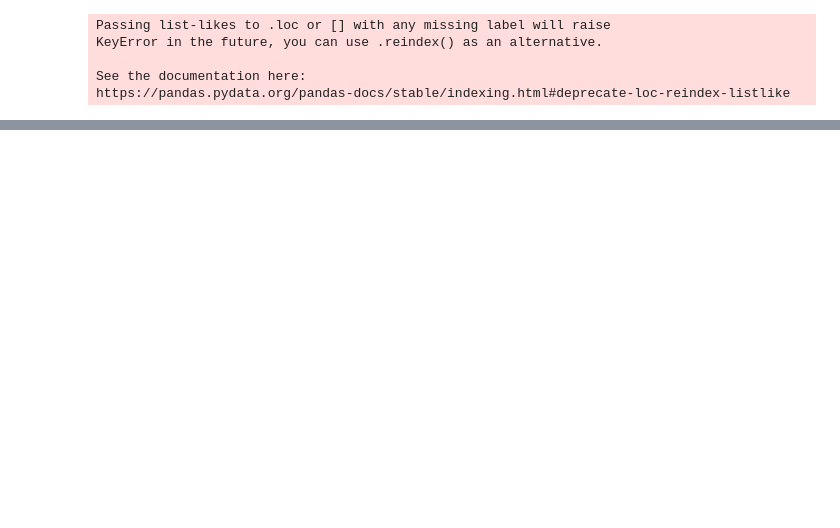
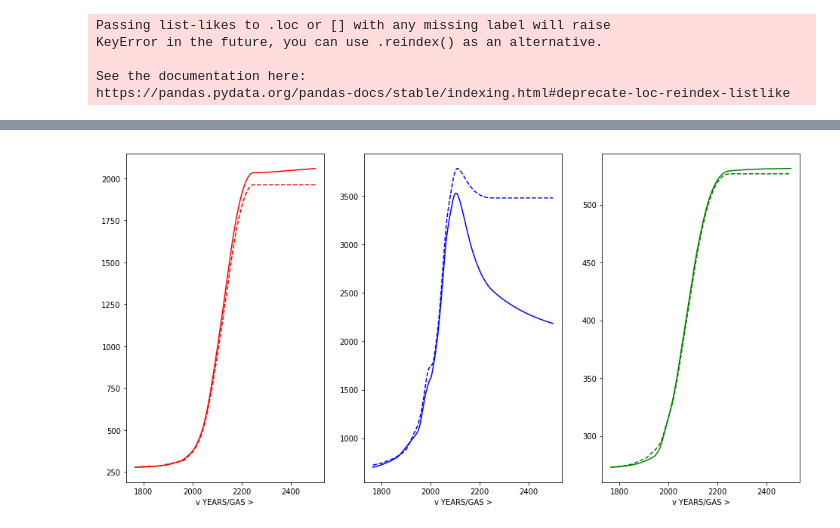
Before and after one commit to stujen/fiveEqSCM, a Jupyter notebook: 5eqSCM/Nick_UnFaIR/UnFaIR fitting gas cycle.ipynb, the cells around one changed output, grey strips where cells are left out. Saved outputs shown, nothing was run; the diff lists cells and outputs as text; code cells hidden in the pictures; blank space fills up the shorter version.

```diff
--- a/5eqSCM/Nick_UnFaIR/UnFaIR fitting gas cycle.ipynb
+++ b/5eqSCM/Nick_UnFaIR/UnFaIR fitting gas cycle.ipynb
@@ -142 +234,13 @@ RCP85_results = UnFaIR(emissions_in=future_emissions,F_ext=RCP85_forc.TOTAL_INCL
+# %%
+## Compare concs to RCP data:
+RCP85_C = pd.read_csv('./RCP_data/RCP85_MIDYEAR_CONCENTRATIONS.csv',skiprows=37,index_col=0)
+
+colors={'CO2':'r','CH4':'b','N2O':'g'}
+
+fig,ax=plt.subplots(1,3,figsize=(16,8))
+for i,s in enumerate(['CO2','CH4','N2O']):
+    RCP85_results['C'][s].plot(ax=ax[i],color=colors[s])
+    RCP85_C[s].plot(ax=ax[i],color=colors[s],linestyle='--')
+# %% [output]
+[figure, added]
 # %%
```
Also changed, not shown: parts of 11 cells of this notebook, 25 other files.
